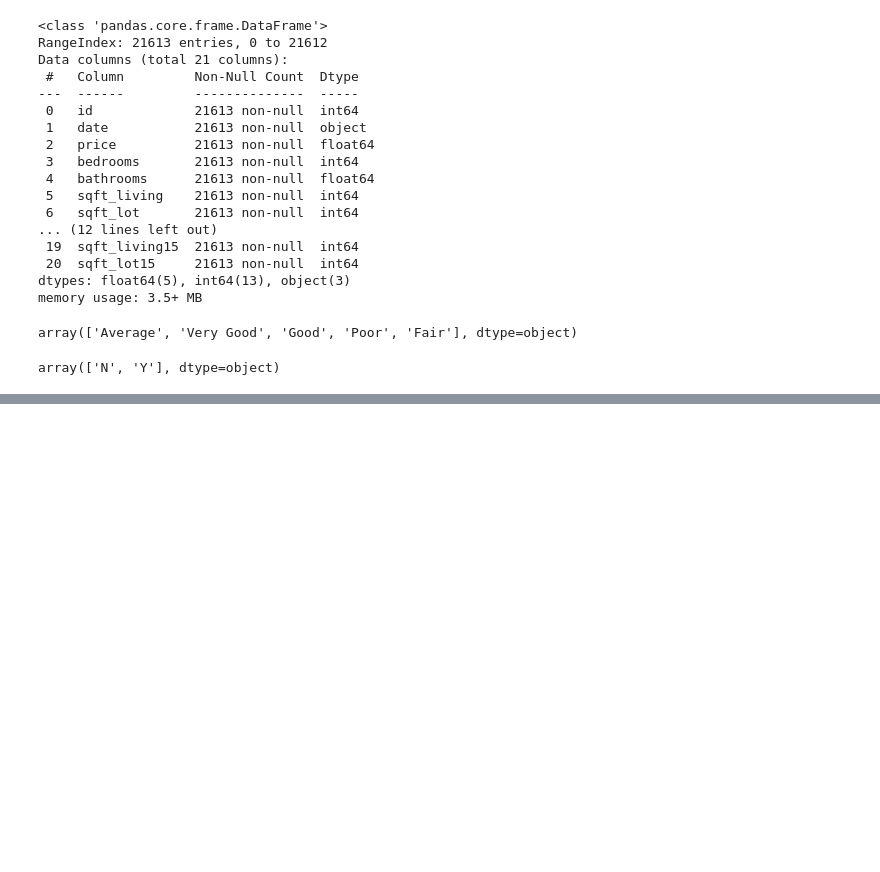
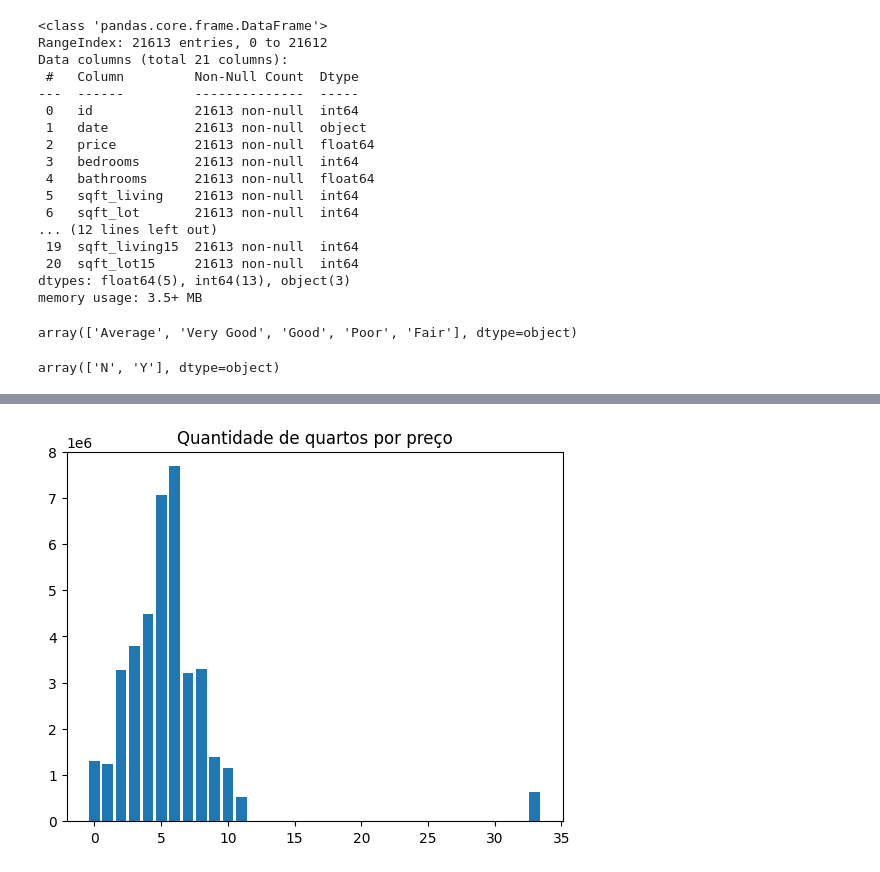
Before and after one commit to EnzoSBDias/House_Pricing_ML, a Jupyter notebook: code/main.ipynb, the cells around one changed output, grey strips where cells are left out. Cells and saved outputs as stored; diff of their text form; code cells hidden in the pictures; blank space fills up the shorter version.

```diff
--- a/code/main.ipynb
+++ b/code/main.ipynb
@@ -95,0 +141,7 @@ df.head().T
+# %%
+# Gráfico de preço por quantidade de quartos
+plt.bar(df['bedrooms'], df['price'])
+plt.title('Quantidade de quartos por preço')
+plt.show()
+# %% [output]
+[figure, added]
```
Also changed, not shown: parts of 8 cells of this notebook.
